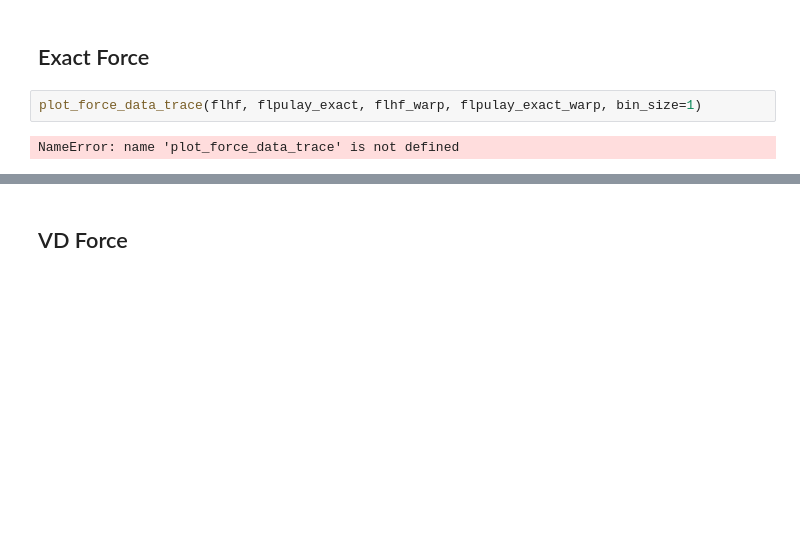
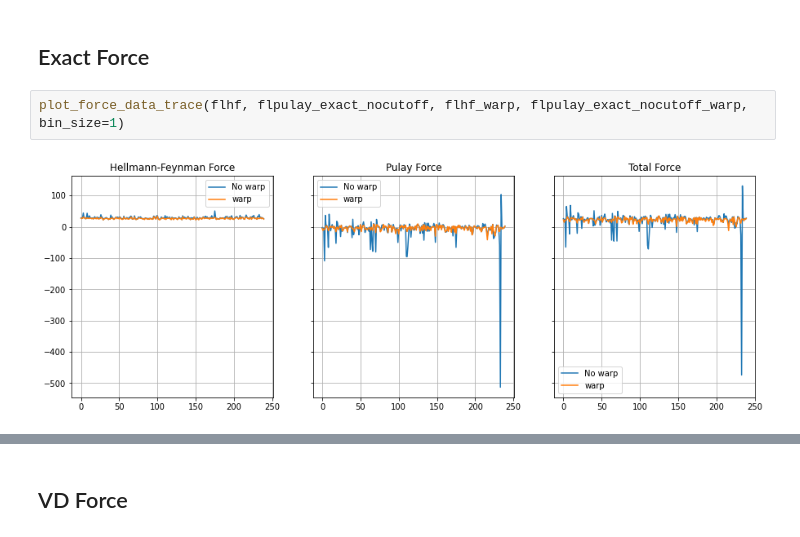
Before and after one commit to Jvanrhijn/pydmc, a Jupyter notebook: examples/pib_2d.ipynb, the cells around one changed output, grey strips where cells are left out. Saved outputs shown, nothing was run; the diff lists cells and outputs as text; blank space fills up the shorter version.

```diff
--- a/examples/pib_2d.ipynb
+++ b/examples/pib_2d.ipynb
@@ -105,7 +107,7 @@ flhf, flhf_warp, flpulay_exact, flpulay_exact_warp, flpulay_vd, flpulay_vd_warp,
 # %% [markdown]
 ## Exact Force
 # %%
-plot_force_data_trace(flhf, flpulay_exact, flhf_warp, flpulay_exact_warp, bin_size=1)
+plot_force_data_trace(flhf, flpulay_exact_nocutoff, flhf_warp, flpulay_exact_nocutoff_warp, bin_size=1)
 # %% [output]
-NameError: name 'plot_force_data_trace' is not defined
+[figure, added]
 # %%
```
Also changed, not shown: parts of 5 cells of this notebook, 3 other files.
